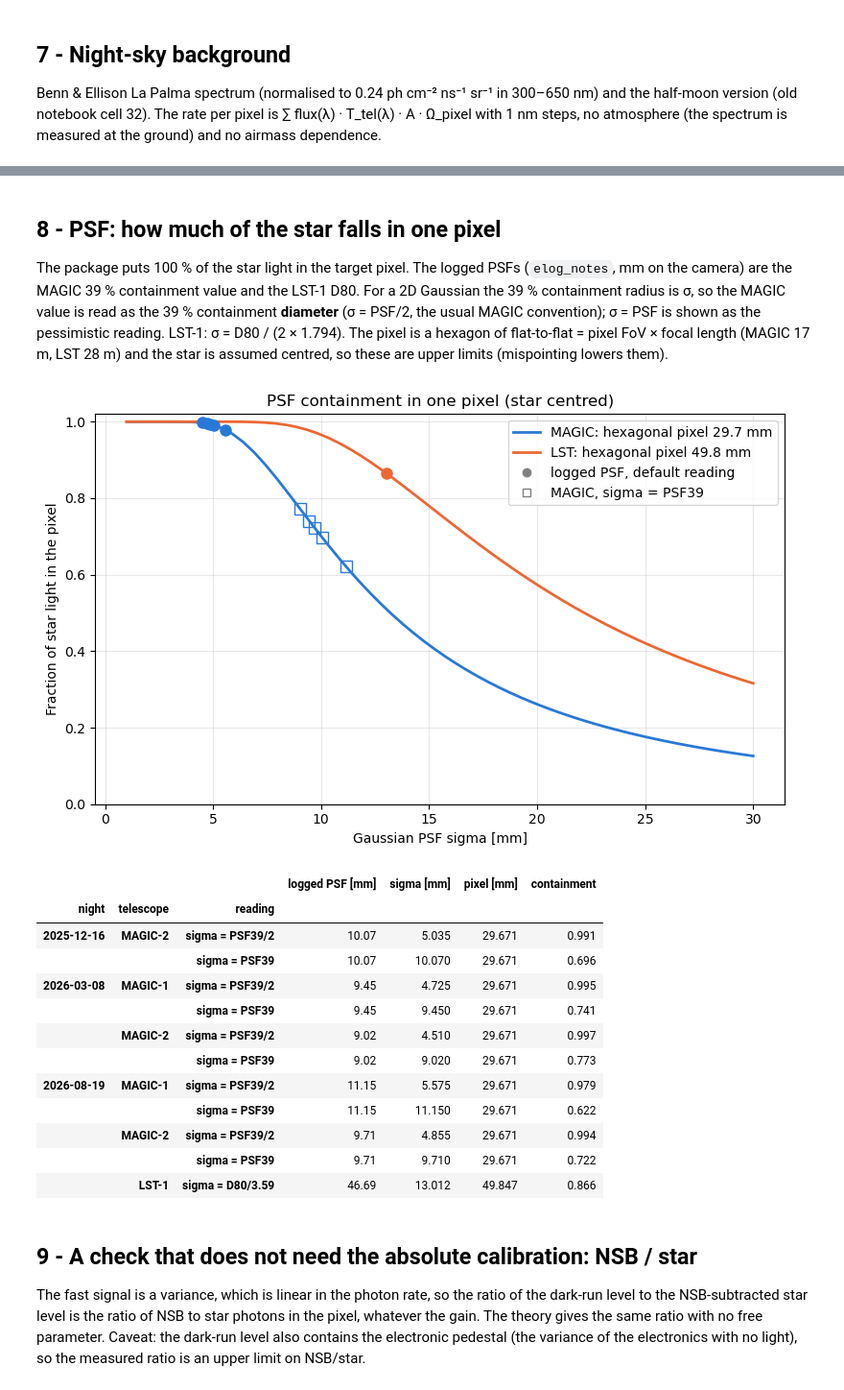
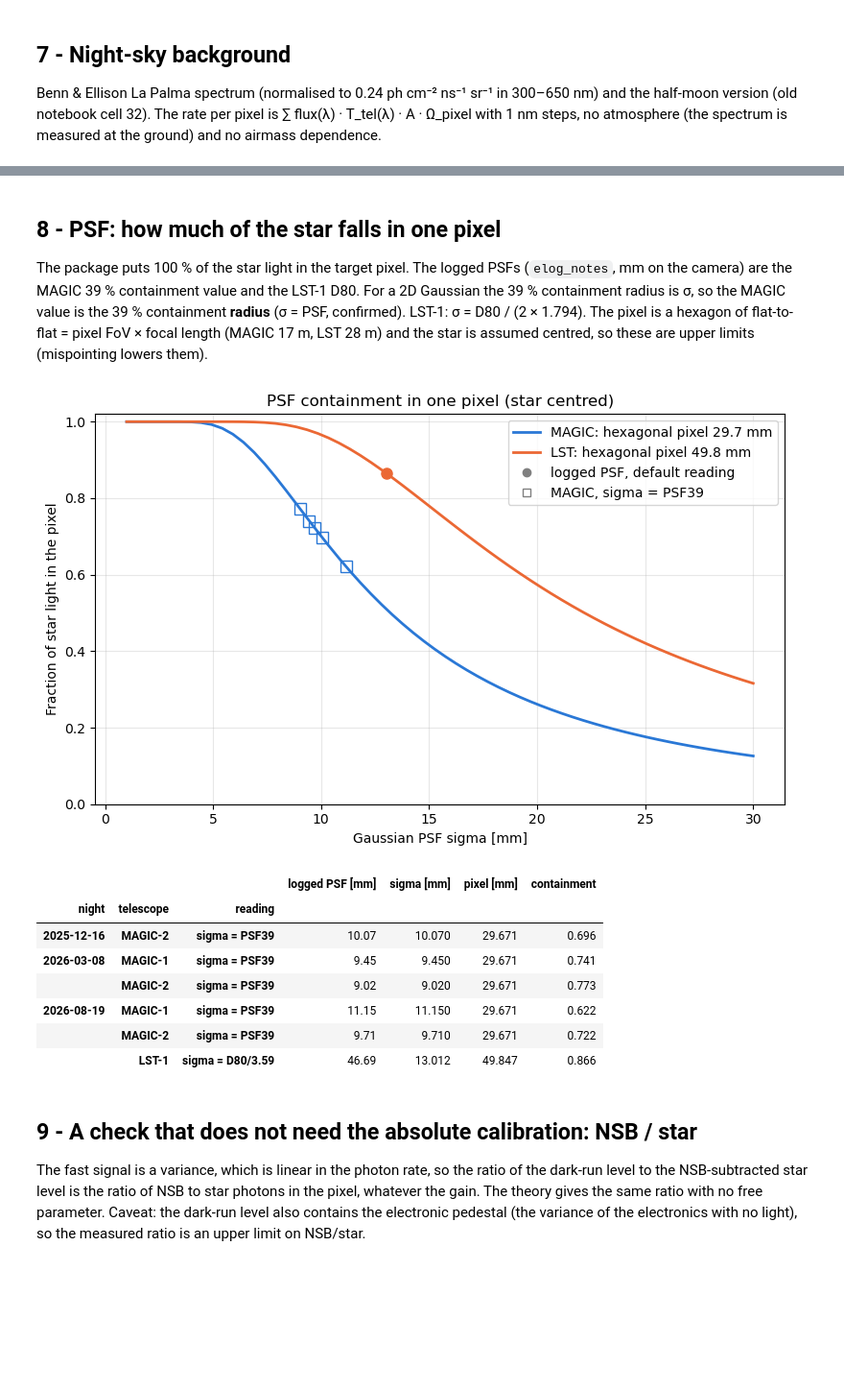
Before and after one commit to eliadse/kbo-occultation, a Jupyter notebook: notebooks/snr_theo_study.ipynb, the cells around one changed output, grey strips where cells are left out. Shown at 96% size. Drawn from its saved outputs; the diff is of its cells as text; code cells hidden in the pictures; blank space fills up the shorter version.

Commit message:
Fixed radius vs diameter PSF

```diff
--- a/notebooks/snr_theo_study.ipynb
+++ b/notebooks/snr_theo_study.ipynb
@@ -260,9 +259,9 @@ for t, i in INSTR.items():
         "QE @400 nm": i.quantum_efficiency(W400)[0],
         "camera window @400 nm": i.camera_transmission(W400)[0],
         "total telescope efficiency @400 nm": i.total_telescope_transmission(W400)[0],
-        "PSF containment in pixel": 1.0,
+        "PSF containment in pixel": 1.0,   # per observation: Instrument.psf_containment(logged PSF)
         "excess-noise factor F (variance x F^2)": i.excess_noise_factor_per_telescope[t],
-        "electronic noise [p.e. per bin]": i.elec_noise_per_telescope[t],
+        "electronic pedestal [p.e./ns]": i.pedestal_pe_per_ns_per_telescope[t],
         "variance-floor k": i.variance_estimator_k_per_telescope[t],
         "NSB, computed [ph/ns/pixel]": i.number_nsb_photons(),
         "NSB, hard-coded dict (unused) [ph/ns/pixel]": LEGACY_NSB[t],
@@ -682,8 +681,7 @@ nsb_rates
 ## 8 - PSF: how much of the star falls in one pixel
 The package puts 100 % of the star light in the target pixel. The logged PSFs (`elog_notes`, mm on the camera) are
 the MAGIC 39 % containment value and the LST-1 D80. For a 2D Gaussian the 39 % containment radius is σ, so the MAGIC
-value is read as the 39 % containment **diameter** (σ = PSF/2, the usual MAGIC convention); σ = PSF is shown as the
-pessimistic reading. LST-1: σ = D80 / (2 × 1.794). The pixel is a hexagon of flat-to-flat = pixel FoV × focal length
+value is the 39 % containment **radius** (σ = PSF, confirmed). LST-1: σ = D80 / (2 × 1.794). The pixel is a hexagon of flat-to-flat = pixel FoV × focal length
 (MAGIC 17 m, LST 28 m) and the star is assumed centred, so these are upper limits (mispointing lowers them).
 # %%
 psf_rows = []
@@ -692,51 +690,46 @@ for night in log.select():
         tel_name = next(t.name for t in config.ORM_ARRAY.telescopes if t.dc_key == dc_key)
         kind = KIND[tel_name]
         if kind == "MAGIC":
-            readings = {"sigma = PSF39/2": value / 2, "sigma = PSF39": value}
+            readings = {"sigma = PSF39": value}
         else:
             readings = {"sigma = D80/3.59": value / (2 * R80_OVER_SIGMA)}
         for reading, sigma in readings.items():
             psf_rows.append({"night": night.name, "telescope": tel_name, "logged PSF [mm]": value, "reading": reading,
                              "sigma [mm]": sigma, "pixel [mm]": pixel_flat_mm(kind),
                              "containment": hex_pixel_containment(sigma, pixel_flat_mm(kind))})
 psf_table = pd.DataFrame(psf_rows).set_index(["night", "telescope", "reading"])
 
 # containment used downstream: default reading; nights without a PSF take the telescope's median
-default_reading = psf_table.reset_index().query("reading != 'sigma = PSF39'")
+default_reading = psf_table.reset_index()
 PSF_CONTAINMENT = {(r.night, r.telescope): r.containment for r in default_reading.itertuples()}
 PSF_MEDIAN = default_reading.groupby("telescope")["containment"].median().to_dict()
 def psf_containment(night_name, tel_name):
     return PSF_CONTAINMENT.get((night_name, tel_name), PSF_MEDIAN.get(tel_name, 1.0))
 
 fig, ax = plt.subplots(figsize=(8, 5))
 sig = np.linspace(1, 30, 60)
 for t in ["MAGIC", "LST"]:
     ax.plot(sig, [hex_pixel_containment(s, pixel_flat_mm(t)) for s in sig], color=TEL_COLORS[t], lw=2,
             label=f"{t}: hexagonal pixel {pixel_flat_mm(t):.1f} mm")
 for (night, tel, reading), r in psf_table.iterrows():
     ax.plot(r["sigma [mm]"], r["containment"], "o" if reading != "sigma = PSF39" else "s", ms=8,
             mfc="none" if reading == "sigma = PSF39" else TEL_COLORS[KIND[tel]], mec=TEL_COLORS[KIND[tel]])
 ax.plot([], [], "o", color="grey", label="logged PSF, default reading"); ax.plot([], [], "s", mfc="none", mec="grey", label="MAGIC, sigma = PSF39")
 ax.set(xlabel="Gaussian PSF sigma [mm]", ylabel="Fraction of star light in the pixel", title="PSF containment in one pixel (star centred)", ylim=(0, 1.02))
 ax.grid(alpha=0.3); ax.legend()
 plt.tight_layout()
 plt.savefig(f"./PSF_containment.png", dpi=200)
 plt.show()
 psf_table
 # %% [output]
-[figure, old version]
+[figure, new version]
 |  |  |  | logged PSF [mm] | sigma [mm] | pixel [mm] | containment |
 | night | telescope | reading |  |  |  |  |
-| 2025-12-16 | MAGIC-2 | sigma = PSF39/2 | 10.07 | 5.035 | 29.671 | 0.991 |
-|  |  | sigma = PSF39 | 10.07 | 10.070 | 29.671 | 0.696 |
-| 2026-03-08 | MAGIC-1 | sigma = PSF39/2 | 9.45 | 4.725 | 29.671 | 0.995 |
-|  |  | sigma = PSF39 | 9.45 | 9.450 | 29.671 | 0.741 |
-|  | MAGIC-2 | sigma = PSF39/2 | 9.02 | 4.510 | 29.671 | 0.997 |
-|  |  | sigma = PSF39 | 9.02 | 9.020 | 29.671 | 0.773 |
-| 2026-08-19 | MAGIC-1 | sigma = PSF39/2 | 11.15 | 5.575 | 29.671 | 0.979 |
-|  |  | sigma = PSF39 | 11.15 | 11.150 | 29.671 | 0.622 |
-|  | MAGIC-2 | sigma = PSF39/2 | 9.71 | 4.855 | 29.671 | 0.994 |
-|  |  | sigma = PSF39 | 9.71 | 9.710 | 29.671 | 0.722 |
+| 2025-12-16 | MAGIC-2 | sigma = PSF39 | 10.07 | 10.070 | 29.671 | 0.696 |
+| 2026-03-08 | MAGIC-1 | sigma = PSF39 | 9.45 | 9.450 | 29.671 | 0.741 |
+|  | MAGIC-2 | sigma = PSF39 | 9.02 | 9.020 | 29.671 | 0.773 |
+| 2026-08-19 | MAGIC-1 | sigma = PSF39 | 11.15 | 11.150 | 29.671 | 0.622 |
+|  | MAGIC-2 | sigma = PSF39 | 9.71 | 9.710 | 29.671 | 0.722 |
 |  | LST-1 | sigma = D80/3.59 | 46.69 | 13.012 | 49.847 | 0.866 |
 # %% [markdown]
 ## 9 - A check that does not need the absolute calibration: NSB / star
```
Also changed, not shown: parts of 13 cells of this notebook, 8 other files.
